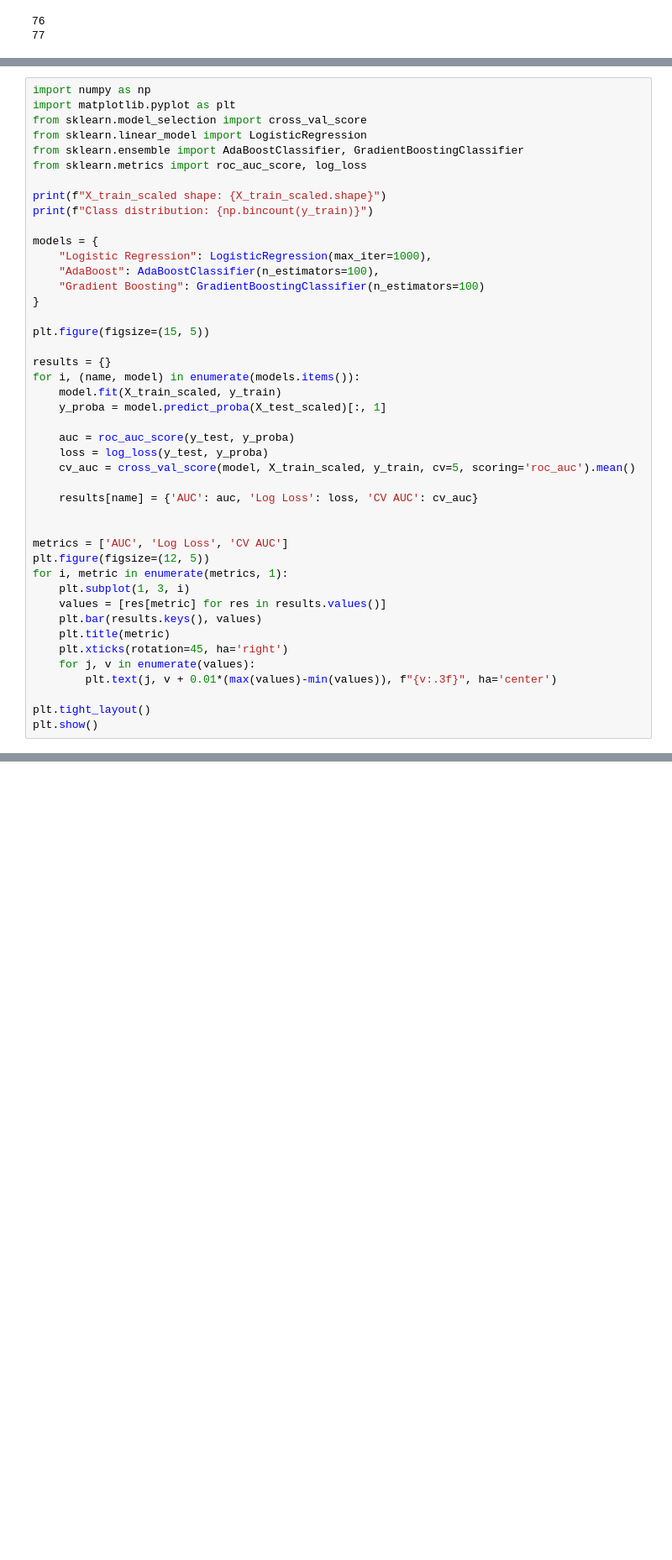
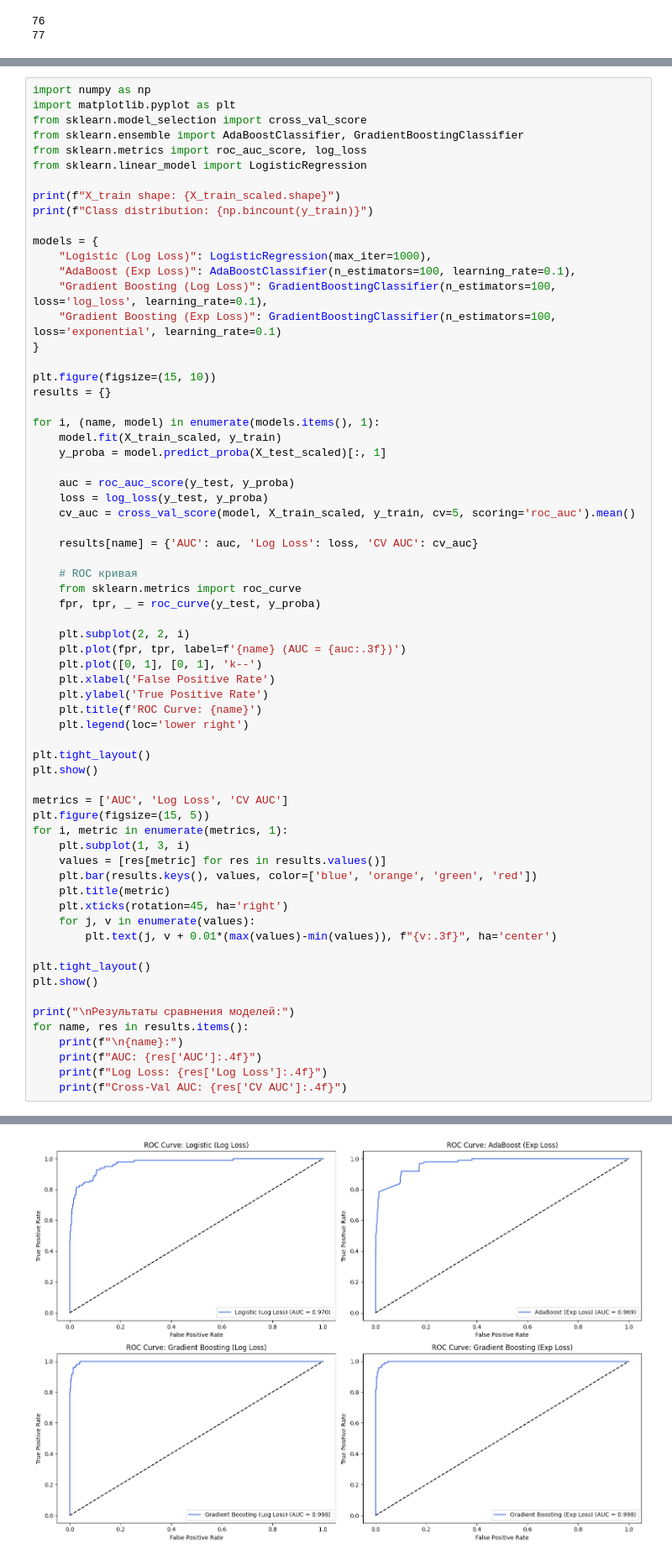
Before and after one commit to babasuck/mlhw, a Jupyter notebook: 5.ipynb, the cells around one changed output, grey strips where cells are left out. Shown: that part at 84% size. Drawn from its saved outputs; the diff is of its cells as text; blank space fills up the shorter version.

```diff
--- a/5.ipynb
+++ b/5.ipynb
@@ -281,23 +281,24 @@ X_test_scaled = scaler.transform(X_test)
 import numpy as np
 import matplotlib.pyplot as plt
 from sklearn.model_selection import cross_val_score
-from sklearn.linear_model import LogisticRegression
 from sklearn.ensemble import AdaBoostClassifier, GradientBoostingClassifier
 from sklearn.metrics import roc_auc_score, log_loss
+from sklearn.linear_model import LogisticRegression
 
-print(f"X_train_scaled shape: {X_train_scaled.shape}")
+print(f"X_train shape: {X_train_scaled.shape}")
 print(f"Class distribution: {np.bincount(y_train)}")
 
 models = {
-    "Logistic Regression": LogisticRegression(max_iter=1000),
-    "AdaBoost": AdaBoostClassifier(n_estimators=100),
-    "Gradient Boosting": GradientBoostingClassifier(n_estimators=100)
+    "Logistic (Log Loss)": LogisticRegression(max_iter=1000),
+    "AdaBoost (Exp Loss)": AdaBoostClassifier(n_estimators=100, learning_rate=0.1),
+    "Gradient Boosting (Log Loss)": GradientBoostingClassifier(n_estimators=100, loss='log_loss', learning_rate=0.1),
+    "Gradient Boosting (Exp Loss)": GradientBoostingClassifier(n_estimators=100, loss='exponential', learning_rate=0.1)
 }
 
-plt.figure(figsize=(15, 5))
+plt.figure(figsize=(15, 10))
+results = {}
 
-results = {}
-for i, (name, model) in enumerate(models.items()):
+for i, (name, model) in enumerate(models.items(), 1):
     model.fit(X_train_scaled, y_train)
     y_proba = model.predict_proba(X_test_scaled)[:, 1]
 
@@ -307,13 +308,27 @@ for i, (name, model) in enumerate(models.items()):
 
     results[name] = {'AUC': auc, 'Log Loss': loss, 'CV AUC': cv_auc}
 
+    # ROC кривая
+    from sklearn.metrics import roc_curve
+    fpr, tpr, _ = roc_curve(y_test, y_proba)
+
+    plt.subplot(2, 2, i)
+    plt.plot(fpr, tpr, label=f'{name} (AUC = {auc:.3f})')
+    plt.plot([0, 1], [0, 1], 'k--')
+    plt.xlabel('False Positive Rate')
+    plt.ylabel('True Positive Rate')
+    plt.title(f'ROC Curve: {name}')
+    plt.legend(loc='lower right')
+
+plt.tight_layout()
+plt.show()
 
 metrics = ['AUC', 'Log Loss', 'CV AUC']
-plt.figure(figsize=(12, 5))
+plt.figure(figsize=(15, 5))
 for i, metric in enumerate(metrics, 1):
     plt.subplot(1, 3, i)
     values = [res[metric] for res in results.values()]
-    plt.bar(results.keys(), values)
+    plt.bar(results.keys(), values, color=['blue', 'orange', 'green', 'red'])
     plt.title(metric)
     plt.xticks(rotation=45, ha='right')
     for j, v in enumerate(values):
@@ -321,4 +336,11 @@ for i, metric in enumerate(metrics, 1):
 
 plt.tight_layout()
 plt.show()
+
+print("\nРезультаты сравнения моделей:")
+for name, res in results.items():
+    print(f"\n{name}:")
+    print(f"AUC: {res['AUC']:.4f}")
+    print(f"Log Loss: {res['Log Loss']:.4f}")
+    print(f"Cross-Val AUC: {res['CV AUC']:.4f}")
 # %% [output]
@@ -326,0 +349 @@ Class distribution: [3617  383]
+[figure, new version]
```
Also changed, not shown: parts of 4 cells of this notebook, 1 other file.
